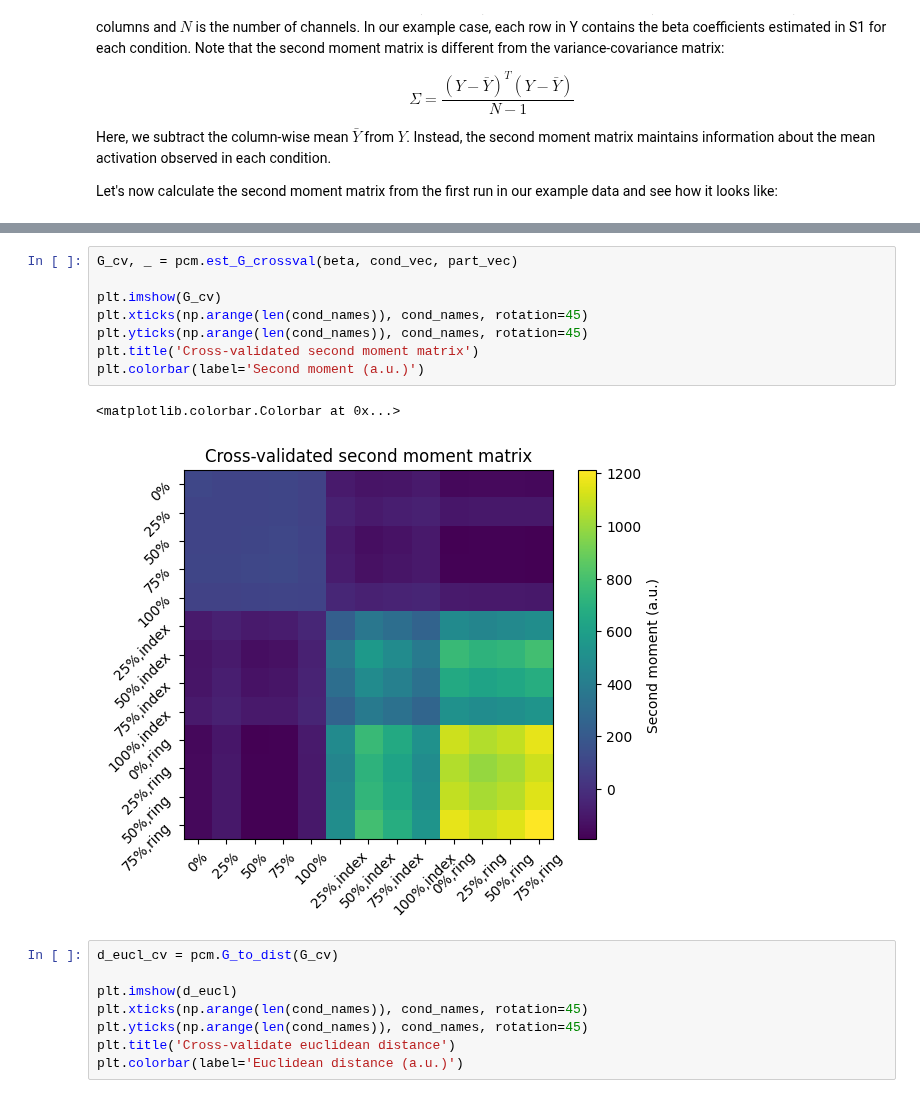
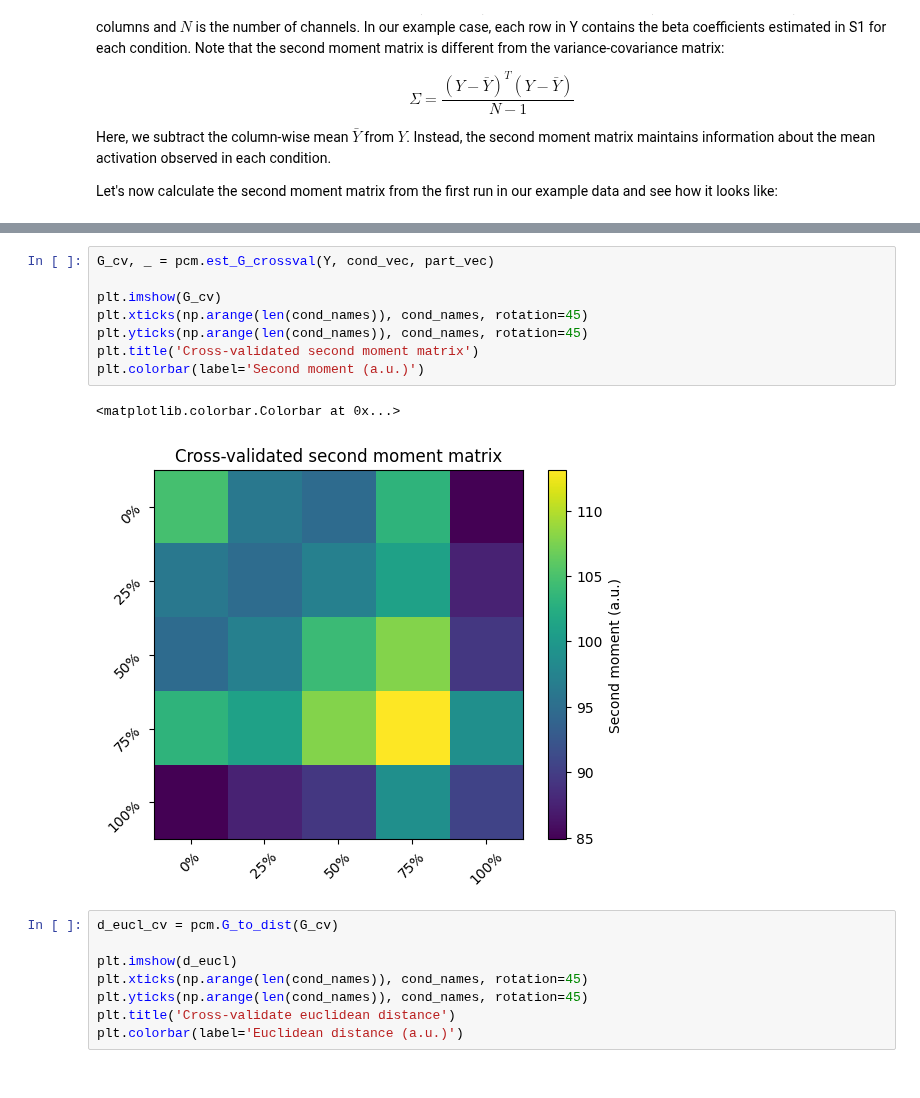
Before and after one commit to mnlmrc/didactic, a Jupyter notebook: rsa.ipynb, the cells around one changed output, grey strips where cells are left out. Saved outputs shown, nothing was run; the diff lists cells and outputs as text.

```diff
--- a/rsa.ipynb
+++ b/rsa.ipynb
@@ -51,14 +81,14 @@ plt.colorbar(label='Euclidean distance (a.u.)')
 # %%
-G_cv, _ = pcm.est_G_crossval(beta, cond_vec, part_vec)
+G_cv, _ = pcm.est_G_crossval(Y, cond_vec, part_vec)
 
 plt.imshow(G_cv)
 plt.xticks(np.arange(len(cond_names)), cond_names, rotation=45)
 plt.yticks(np.arange(len(cond_names)), cond_names, rotation=45)
 plt.title('Cross-validated second moment matrix')
 plt.colorbar(label='Second moment (a.u.)')
 # %% [output]
 <matplotlib.colorbar.Colorbar at 0x...>
-[figure, old version]
+[figure, new version]
 # %%
 d_eucl_cv = pcm.G_to_dist(G_cv)
 
```
Also changed, not shown: parts of 5 cells of this notebook, 2 other files.
